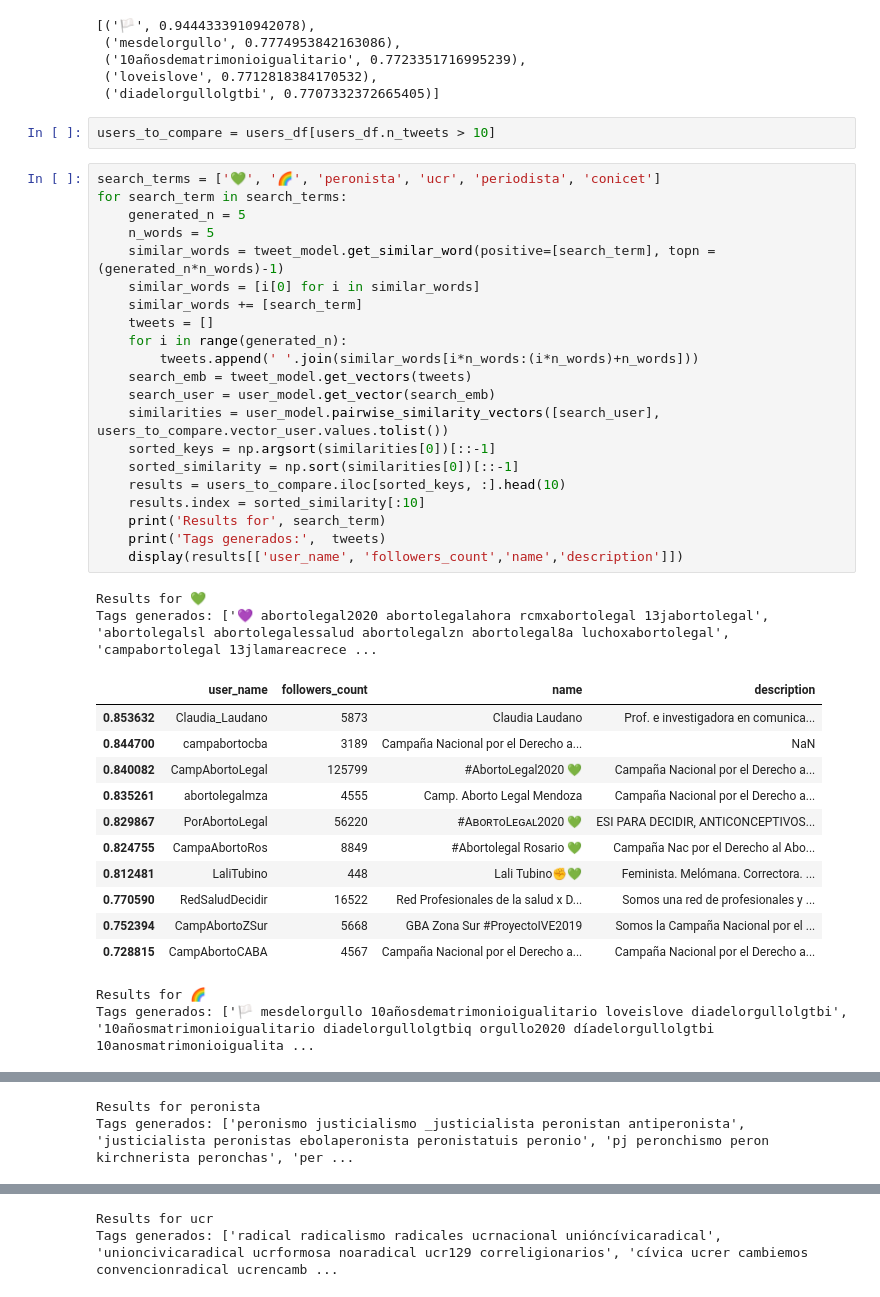
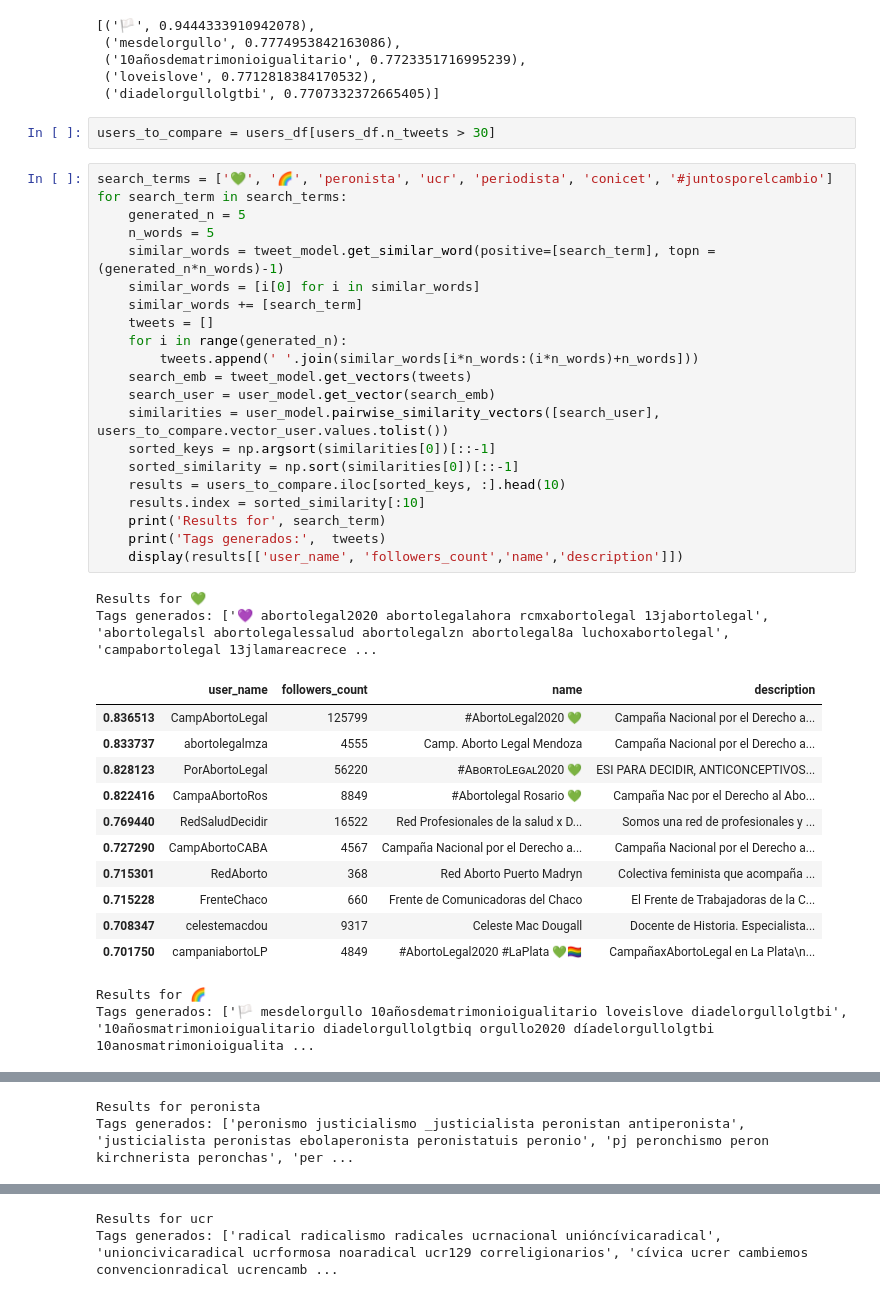
Before and after one commit to matiasngf/twitter_ai, a Jupyter notebook: notebooks/Experiments/SearchUserFromString.ipynb, the cells around one changed output, grey strips where cells are left out. Saved outputs shown, nothing was run; the diff lists cells and outputs as text.

```diff
--- a/notebooks/Experiments/SearchUserFromString.ipynb
+++ b/notebooks/Experiments/SearchUserFromString.ipynb
@@ -40,42 +40,42 @@ tweet_model.get_similar_word(positive=['🌈'], topn=5)
  ('loveislove', 0.7712818384170532),
  ('diadelorgullolgtbi', 0.7707332372665405)]
 # %%
-users_to_compare = users_df[users_df.n_tweets > 10]
+users_to_compare = users_df[users_df.n_tweets > 30]
 # %%
-search_terms = ['💚', '🌈', 'peronista', 'ucr', 'periodista', 'conicet']
+search_terms = ['💚', '🌈', 'peronista', 'ucr', 'periodista', 'conicet', '#juntosporelcambio']
 for search_term in search_terms:
     generated_n = 5
     n_words = 5
     similar_words = tweet_model.get_similar_word(positive=[search_term], topn = (generated_n*n_words)-1)
     similar_words = [i[0] for i in similar_words]
     similar_words += [search_term]
     tweets = []
     for i in range(generated_n):
         tweets.append(' '.join(similar_words[i*n_words:(i*n_words)+n_words]))
     search_emb = tweet_model.get_vectors(tweets)
     search_user = user_model.get_vector(search_emb)
     similarities = user_model.pairwise_similarity_vectors([search_user], users_to_compare.vector_user.values.tolist())
     sorted_keys = np.argsort(similarities[0])[::-1]
     sorted_similarity = np.sort(similarities[0])[::-1]
     results = users_to_compare.iloc[sorted_keys, :].head(10)
     results.index = sorted_similarity[:10]
     print('Results for', search_term)
     print('Tags generados:',  tweets)
     display(results[['user_name', 'followers_count','name','description']])
 # %% [output]
 Results for 💚
 Tags generados: ['💜 abortolegal2020 abortolegalahora rcmxabortolegal 13jabortolegal', 'abortolegalsl abortolegalessalud abortolegalzn abortolegal8a luchoxabortolegal', 'campabortolegal 13jlamareacrece ...
 |  | user_name | followers_count | name | description |
-| 0.853632 | Claudia_Laudano | 5873 | Claudia Laudano | Prof. e investigadora en comunica... |
-| 0.844700 | campabortocba | 3189 | Campaña Nacional por el Derecho a... | NaN |
-| 0.840082 | CampAbortoLegal | 125799 | #AbortoLegal2020 💚 | Campaña Nacional por el Derecho a... |
-| 0.835261 | abortolegalmza | 4555 | Camp. Aborto Legal Mendoza | Campaña Nacional por el Derecho a... |
-| 0.829867 | PorAbortoLegal | 56220 | #AʙᴏʀᴛᴏLᴇɢᴀʟ2020 💚 | ESI PARA DECIDIR, ANTICONCEPTIVOS... |
-| 0.824755 | CampaAbortoRos | 8849 | #Abortolegal Rosario 💚 | Campaña Nac por el Derecho al Abo... |
-| 0.812481 | LaliTubino | 448 | Lali Tubino✊💚 | Feminista. Melómana. Correctora. ... |
-| 0.770590 | RedSaludDecidir | 16522 | Red Profesionales de la salud x D... | Somos una red de profesionales y ... |
-| 0.752394 | CampAbortoZSur | 5668 | GBA Zona Sur #ProyectoIVE2019 | Somos la Campaña Nacional por el ... |
-| 0.728815 | CampAbortoCABA | 4567 | Campaña Nacional por el Derecho a... | Campaña Nacional por el Derecho a... |
+| 0.836513 | CampAbortoLegal | 125799 | #AbortoLegal2020 💚 | Campaña Nacional por el Derecho a... |
+| 0.833737 | abortolegalmza | 4555 | Camp. Aborto Legal Mendoza | Campaña Nacional por el Derecho a... |
+| 0.828123 | PorAbortoLegal | 56220 | #AʙᴏʀᴛᴏLᴇɢᴀʟ2020 💚 | ESI PARA DECIDIR, ANTICONCEPTIVOS... |
+| 0.822416 | CampaAbortoRos | 8849 | #Abortolegal Rosario 💚 | Campaña Nac por el Derecho al Abo... |
+| 0.769440 | RedSaludDecidir | 16522 | Red Profesionales de la salud x D... | Somos una red de profesionales y ... |
+| 0.727290 | CampAbortoCABA | 4567 | Campaña Nacional por el Derecho a... | Campaña Nacional por el Derecho a... |
+| 0.715301 | RedAborto | 368 | Red Aborto Puerto Madryn | Colectiva feminista que acompaña ... |
+| 0.715228 | FrenteChaco | 660 | Frente de Comunicadoras del Chaco | El Frente de Trabajadoras de la C... |
+| 0.708347 | celestemacdou | 9317 | Celeste Mac Dougall | Docente de Historia. Especialista... |
+| 0.701750 | campaniabortoLP | 4849 | #AbortoLegal2020 #LaPlata 💚🏳️‍🌈 | CampañaxAbortoLegal en La Plata\n... |
 Results for 🌈
 Tags generados: ['🏳 mesdelorgullo 10añosdematrimonioigualitario loveislove diadelorgullolgtbi', '10añosmatrimonioigualitario diadelorgullolgtbiq orgullo2020 díadelorgullolgtbi 10anosmatrimonioigualita ...
 |  | user_name | followers_count | name | description |
```
Also changed, not shown: parts of 1 cell of this notebook.
